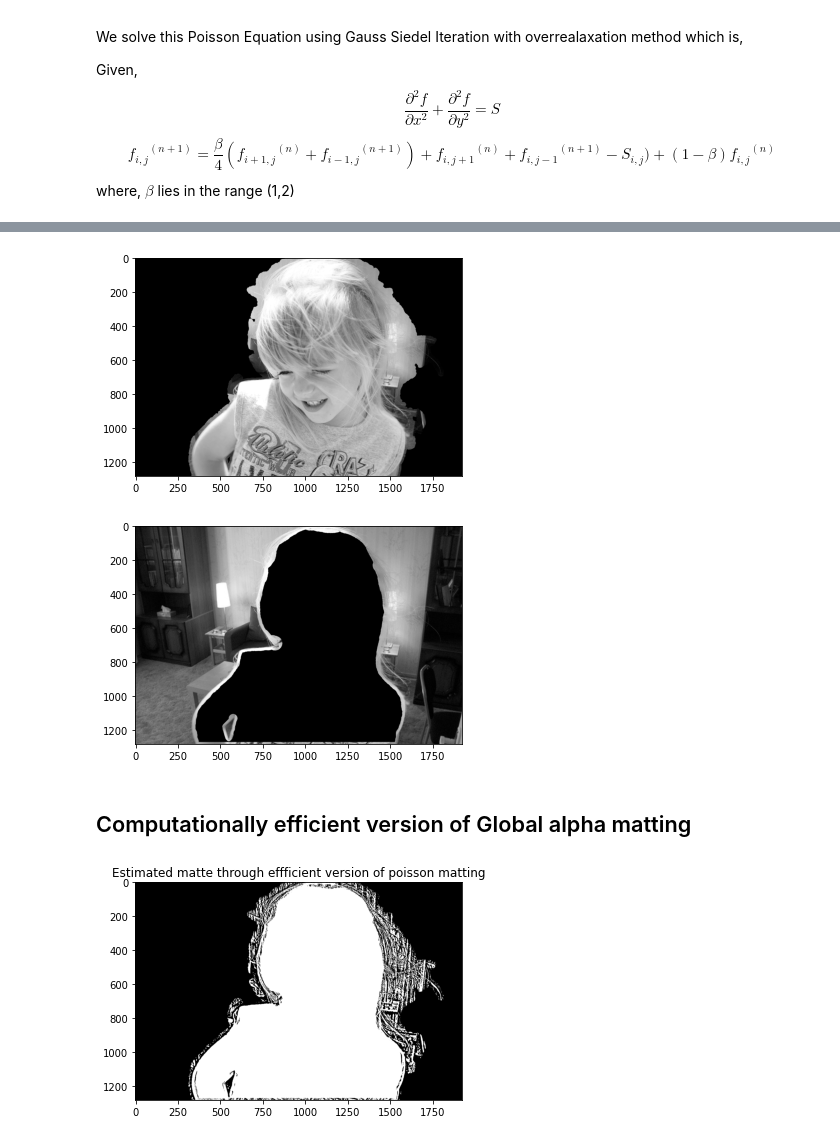
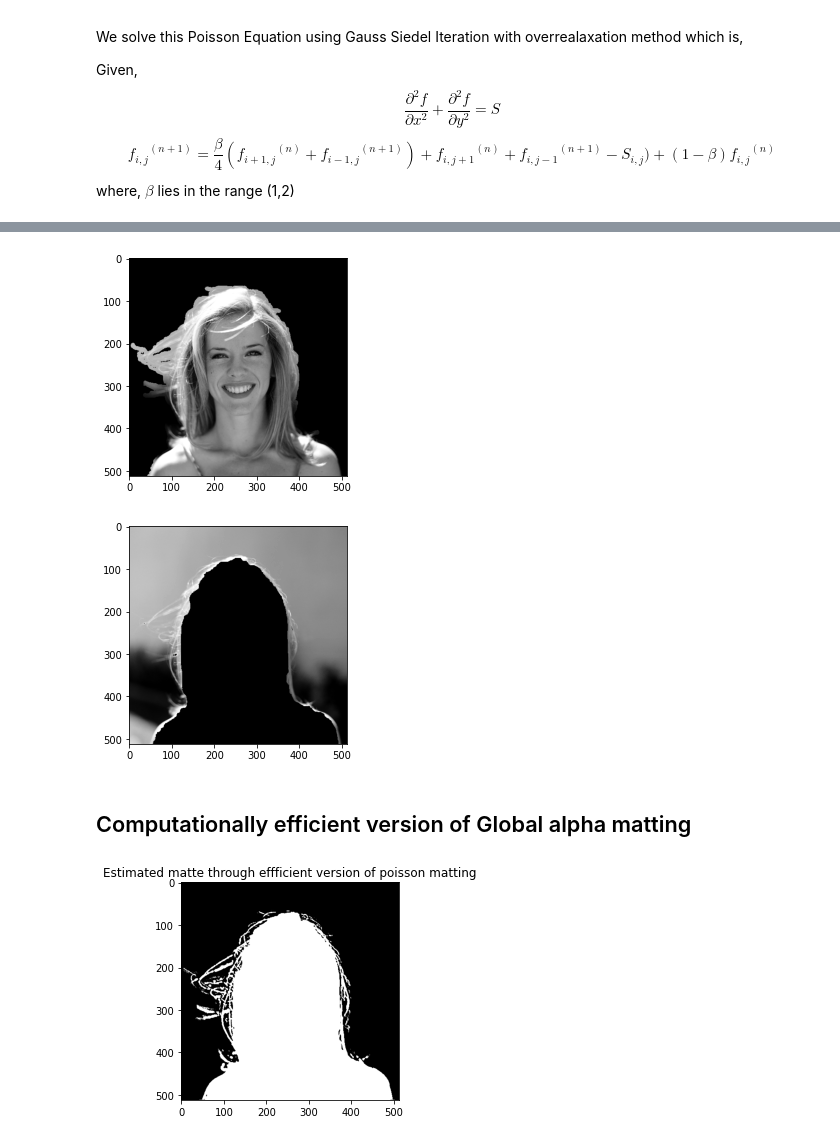
Before and after one commit to avani17101/Poisson-Matting, a Jupyter notebook: src/High Pass.ipynb, the cells around one changed output, grey strips where cells are left out. Saved outputs shown, nothing was run; the diff lists cells and outputs as text; code cells hidden in the pictures.

```diff
--- a/src/High Pass.ipynb
+++ b/src/High Pass.ipynb
@@ -21,9 +24,9 @@ img3.png           multi_bg.png          original.png
 # %%
-img3 = cv2.imread(os.path.join(IMAGES_FOLDER_PATH, 'img1.jpg'))
+img3 = cv2.imread(os.path.join(IMAGES_FOLDER_PATH, 'img3.png'))
 img3 = cv2.cvtColor(img3, cv2.COLOR_BGR2RGB)
-img3_gray = cv2.imread(os.path.join(IMAGES_FOLDER_PATH, 'img1.jpg'),0)
+img3_gray = cv2.imread(os.path.join(IMAGES_FOLDER_PATH, 'img3.png'),0)
 
-tri3 = cv2.imread(os.path.join(IMAGES_FOLDER_PATH, 'tri1.jpg'),0)
+tri3 = cv2.imread(os.path.join(IMAGES_FOLDER_PATH, 'tri3.png'),0)
 
 print(img3.shape)
 print(tri3.shape)
@@ -122,8 +125,8 @@ plt.show()
 # IF possible add a personal Gaussian filter in the next line
 # diff = cv2.GaussianBlur(diff,(5,5),cv2.BORDER_DEFAULT)
 # %% [output]
-[figure, old version]
+[figure, new version]
-[figure, old version]
+[figure, new version]
 # %%
 grad_y,grad_x = np.gradient(img3_gray)
 diff[diff==0] = 1
@@ -136,7 +139,7 @@ estimate_alpha = mask_fg + 0.5*mask_unknown
 # %% [markdown]
 ##  Computationally efficient version of Global alpha matting
 # %%
-def optimal_alpha_matting(alpha, d2alpha, unknown):
+def optimal_alpha_matting(alpha, d2alpha, unknown,beta = 1.2):
     new_alpha = alpha.copy()
     old_alpha = np.zeros(alpha.shape)
     h, w = img3_gray.shape
@@ -152,24 +155,26 @@ def optimal_alpha_matting(alpha, d2alpha, unknown):
         old_alpha = new_alpha.copy()
         new_alpha[first,second] = new_alpha[first-1 ,second]
         new_alpha[first,second] = new_alpha[first,second]
-        new_alpha[first,second] += new_alpha[first,second-1]
-        new_alpha[first,second] += old_alpha[first, second+1]
-        new_alpha[first,second] += old_alpha[first+1,second]
-        new_alpha[first,second] -= d2alpha[first,second]
+        new_alpha[first,second] += beta*new_alpha[first,second-1]
+        new_alpha[first,second] += beta*old_alpha[first, second+1]
+        new_alpha[first,second] += beta*old_alpha[first+1,second]
+        new_alpha[first,second] -= beta*d2alpha[first,second]
         new_alpha[first,second] *= 1/4
+        new_alpha[first,second] += (1-beta)*old_alpha[first,second]
+
         diff = np.sum(np.abs(new_alpha - old_alpha))
         if(diff < threshold):
             break
     return new_alpha
 # %%
-alpha = optimal_alpha_matting(alpha, d2alpha, mask_unknown)
+alpha = optimal_alpha_matting(estimate_alpha, d2alpha, mask_unknown)
 alpha = np.minimum(np.maximum(alpha,0),1)
 
 plt.imshow(alpha,cmap='gray')
 plt.title('Estimated matte through effficient version of poisson matting')
 plt.show()
 # %% [output]
-[figure, old version]
+[figure, new version]
 # %%
 # alpha blending
 new_img = np.zeros(new_bg3.shape)
```
Also changed, not shown: parts of 8 cells of this notebook.
